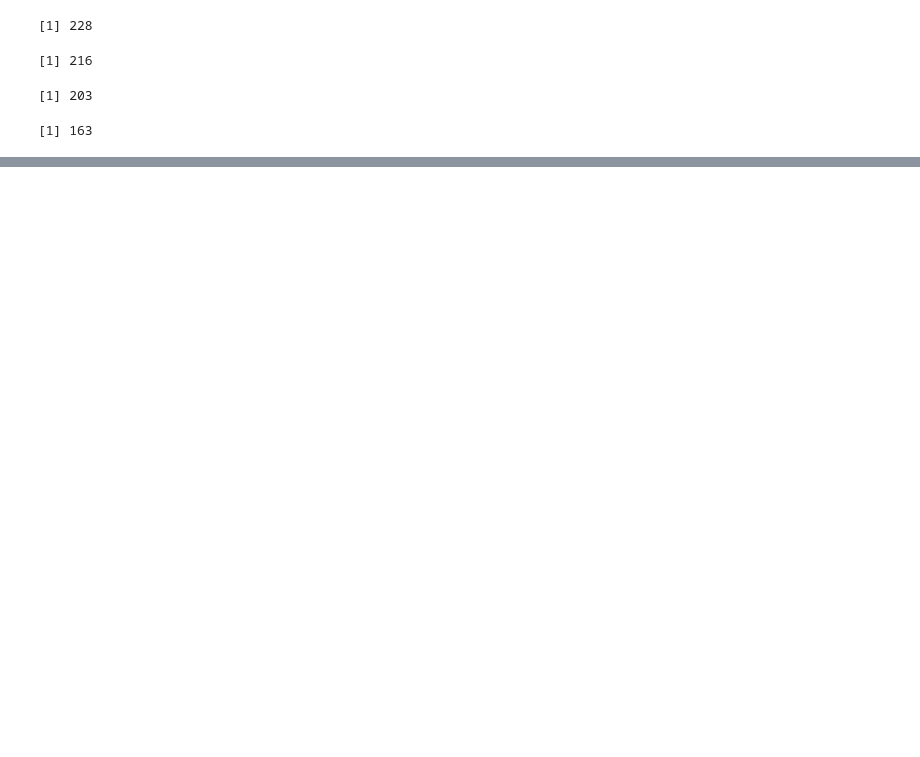
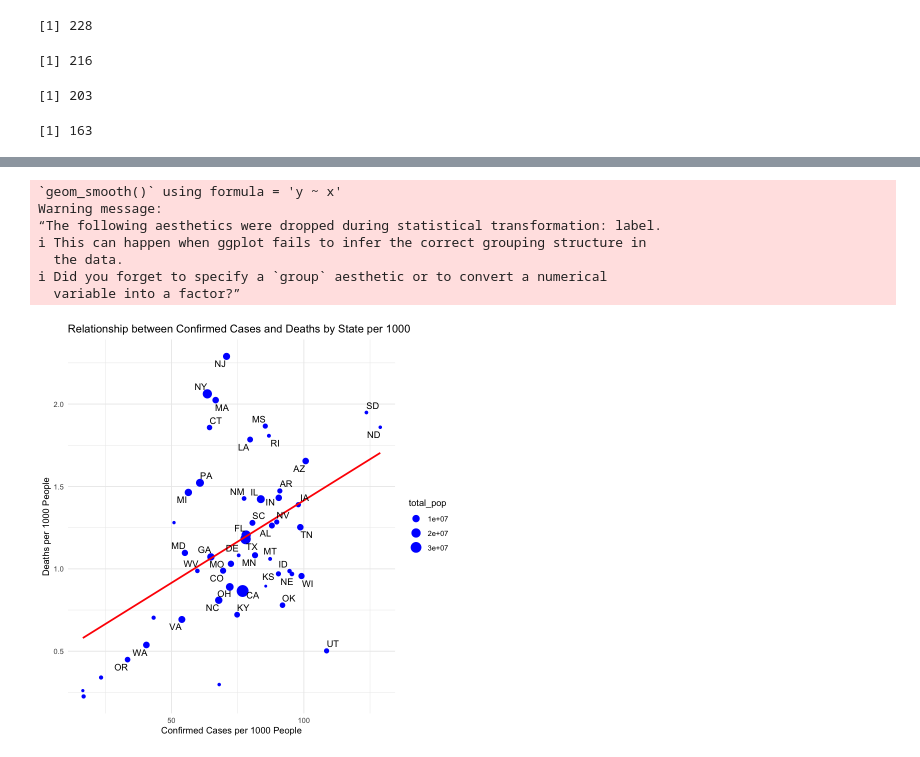
Before and after one commit to yamphurai/Data_Mining_Project1, a Jupyter notebook: DataMining_Project1_plus_census.ipynb, the cells around one changed output, grey strips where cells are left out. Cells and saved outputs as stored; diff of their text form; code cells hidden in the pictures; blank space fills up the shorter version.

```diff
--- a/DataMining_Project1_plus_census.ipynb
+++ b/DataMining_Project1_plus_census.ipynb
@@ -259,0 +356,36 @@ print(names(dataset_plus_census))
+# %%
+# Confirmed cases and deaths per 1000 for each state
+
+#Summarize the data to get total confirmed cases and deaths by state
+state_summary_1000 <- dataset_plus_census %>%
+  group_by(state) %>%
+  summarise(
+    total_confirmed_cases = sum(confirmed_cases, na.rm = TRUE),
+    total_deaths = sum(deaths, na.rm = TRUE),
+    total_pop = sum(total_pop, na.rm = TRUE)
+  ) %>%
+  mutate(
+    confirmed_cases_per_1000 = total_confirmed_cases / total_pop * 1000,
+    deaths_per_1000 = total_deaths / total_pop * 1000
+  )
+
+# Plot using ggplot2
+ggplot(state_summary_1000, aes(x = confirmed_cases_per_1000, y = deaths_per_1000, label = state)) +
+  geom_point(mapping = aes(size = total_pop), color = "blue") +
+  geom_smooth(method = "lm", se = FALSE, color = "red") +
+  geom_text_repel(data = subset(state_summary_1000, total_deaths >= 1000)) +
+  labs(
+    title = "Relationship between Confirmed Cases and Deaths by State per 1000",
+    x = "Confirmed Cases per 1000 People",
+    y = "Deaths per 1000 People"
+  ) +
+  theme_minimal()
+# %% [output]
+`geom_smooth()` using formula = 'y ~ x'
+Warning message:
+“The following aesthetics were dropped during statistical transformation: label.
+ℹ This can happen when ggplot fails to infer the correct grouping structure in
+  the data.
+ℹ Did you forget to specify a `group` aesthetic or to convert a numerical
+  variable into a factor?”
+[figure, added]
```
Also changed, not shown: parts of 56 cells of this notebook.
